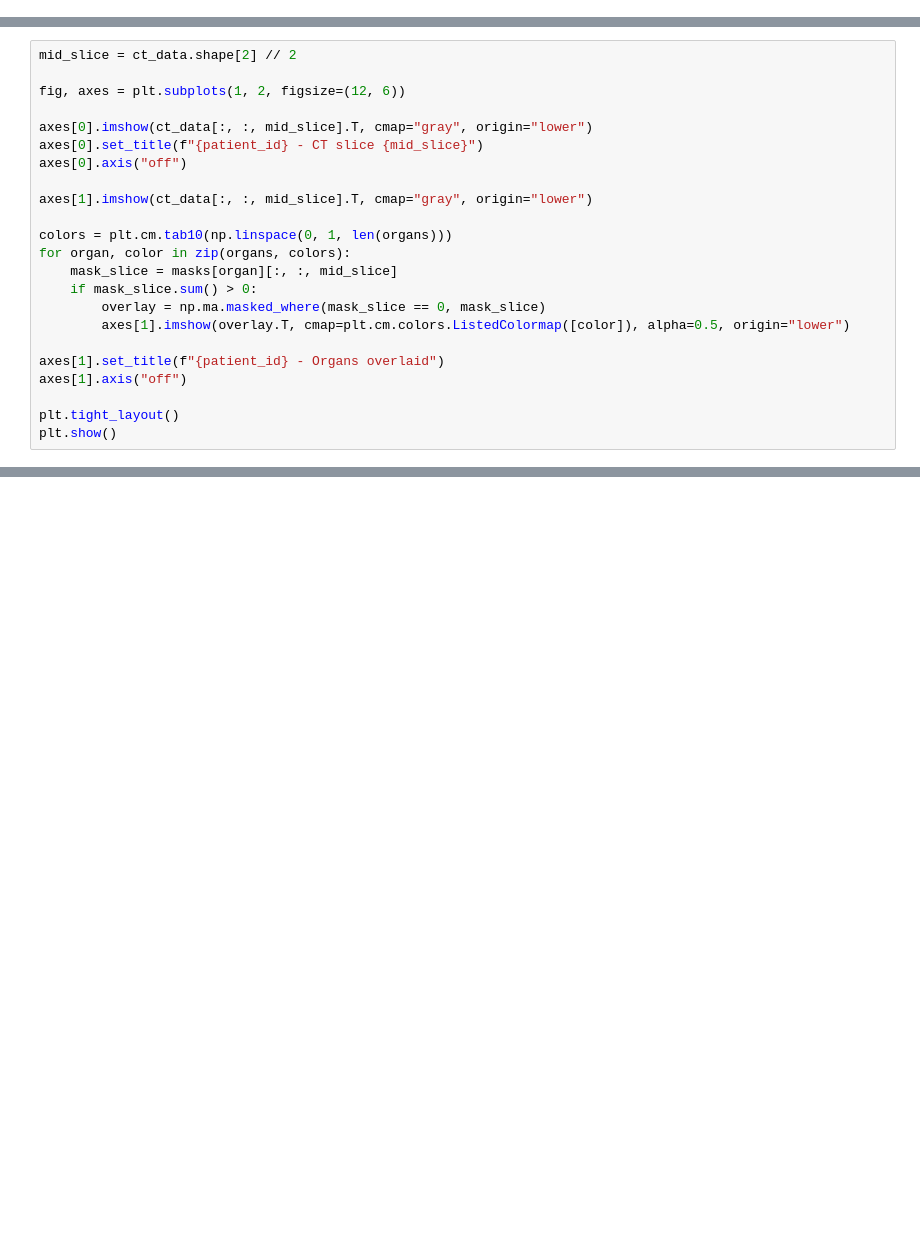
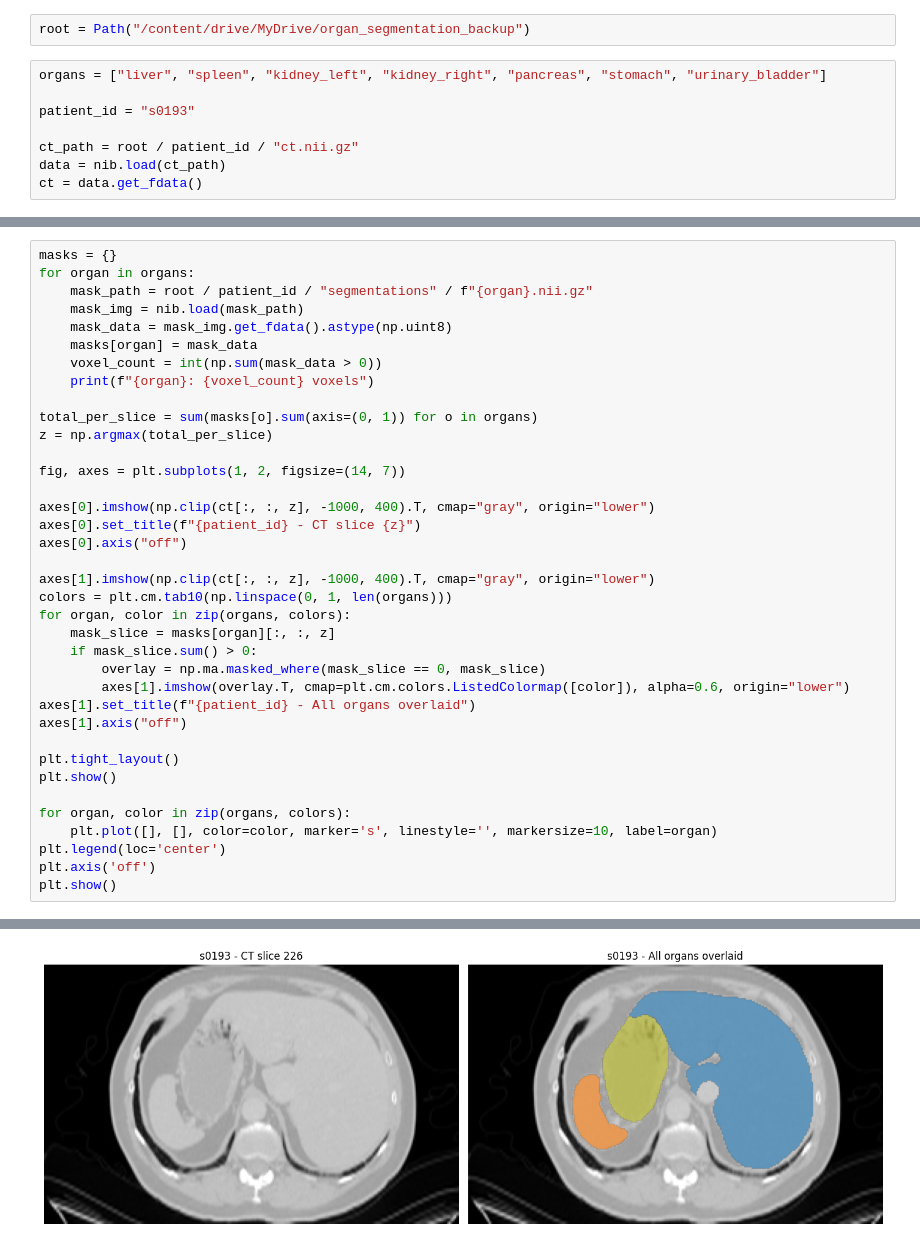
Before and after one commit to Chosencodes/Anatomy-Prior-Guided-Multi-Organ-Segmentation, a Jupyter notebook: Anatomy_Prior_Guided_Multi_Organ_CT_Segmentation.ipynb, the cells around one changed output, grey strips where cells are left out. Saved outputs shown, nothing was run; the diff lists cells and outputs as text; blank space fills up the shorter version.

```diff
--- a/Anatomy_Prior_Guided_Multi_Organ_CT_Segmentation.ipynb
+++ b/Anatomy_Prior_Guided_Multi_Organ_CT_Segmentation.ipynb
@@ -36,0 +15,10 @@ for organ in organs:
+# %%
+root = Path("/content/drive/MyDrive/organ_segmentation_backup")
+# %%
+organs = ["liver", "spleen", "kidney_left", "kidney_right", "pancreas", "stomach", "urinary_bladder"]
+
+patient_id = "s0193"
+
+ct_path = root / patient_id / "ct.nii.gz"
+data = nib.load(ct_path)
+ct = data.get_fdata()
@@ -37,23 +33,38 @@ for organ in organs:
 # %%
-mid_slice = ct_data.shape[2] // 2
+masks = {}
+for organ in organs:
+    mask_path = root / patient_id / "segmentations" / f"{organ}.nii.gz"
+    mask_img = nib.load(mask_path)
+    mask_data = mask_img.get_fdata().astype(np.uint8)
+    masks[organ] = mask_data
+    voxel_count = int(np.sum(mask_data > 0))
+    print(f"{organ}: {voxel_count} voxels")
 
-fig, axes = plt.subplots(1, 2, figsize=(12, 6))
+total_per_slice = sum(masks[o].sum(axis=(0, 1)) for o in organs)
+z = np.argmax(total_per_slice)
 
-axes[0].imshow(ct_data[:, :, mid_slice].T, cmap="gray", origin="lower")
-axes[0].set_title(f"{patient_id} - CT slice {mid_slice}")
+fig, axes = plt.subplots(1, 2, figsize=(14, 7))
+
+axes[0].imshow(np.clip(ct[:, :, z], -1000, 400).T, cmap="gray", origin="lower")
+axes[0].set_title(f"{patient_id} - CT slice {z}")
 axes[0].axis("off")
 
-axes[1].imshow(ct_data[:, :, mid_slice].T, cmap="gray", origin="lower")
-
+axes[1].imshow(np.clip(ct[:, :, z], -1000, 400).T, cmap="gray", origin="lower")
 colors = plt.cm.tab10(np.linspace(0, 1, len(organs)))
 for organ, color in zip(organs, colors):
-    mask_slice = masks[organ][:, :, mid_slice]
+    mask_slice = masks[organ][:, :, z]
     if mask_slice.sum() > 0:
         overlay = np.ma.masked_where(mask_slice == 0, mask_slice)
-        axes[1].imshow(overlay.T, cmap=plt.cm.colors.ListedColormap([color]), alpha=0.5, origin="lower")
-
-axes[1].set_title(f"{patient_id} - Organs overlaid")
+        axes[1].imshow(overlay.T, cmap=plt.cm.colors.ListedColormap([color]), alpha=0.6, origin="lower")
+axes[1].set_title(f"{patient_id} - All organs overlaid")
 axes[1].axis("off")
 
 plt.tight_layout()
 plt.show()
+
+for organ, color in zip(organs, colors):
+    plt.plot([], [], color=color, marker='s', linestyle='', markersize=10, label=organ)
+plt.legend(loc='center')
+plt.axis('off')
+plt.show()
+# %% [output]
@@ -59,0 +78 @@ plt.show()
+[figure, added]
```
Also changed, not shown: parts of 7 cells of this notebook.
